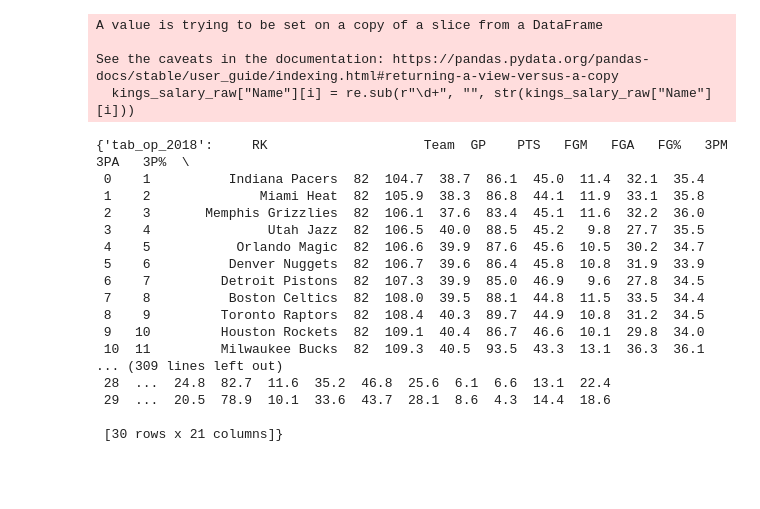
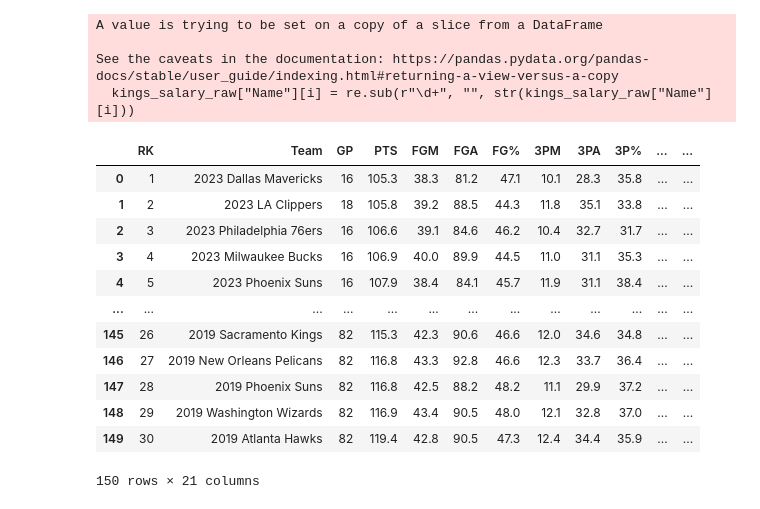
Before and after one commit to mattmori21/Kings-Project, a Jupyter notebook: data.ipynb, the cells around one changed output. Drawn from its saved outputs; the diff is of its cells as text; code cells hidden in the pictures; blank space fills up the shorter version.

```diff
--- a/data.ipynb
+++ b/data.ipynb
@@ -84,48 +57,26 @@ for i in range(2019, 2024):
-# %%
-#create dict for 2018-2023 opponent team stats
-
-
-from time import sleep
-
-
-
-tab = pd.DataFrame()
-#Empty dictionary
-tab_dict_op = {}
-#Fetches data from 2018-2019 to 2022-2023 seasons
-for i in range(2019, 2024):
-    #Changes the url for each season
-    url_loop_op = "https://www.espn.com/nba/stats/team/_/view/opponent/season/"+str(i)+"/seasontype/2"
-    sleep(.02)
-    #Gets dataframe with only team names
-    team_names = pd.read_html(url_loop_op)[0]
-    #Gets dataframe with all corresponding team stats
-    team_stats = pd.read_html(url_loop_op)[1]
-    #Concatenates the two above data frames
-    tab = pd.concat([team_names,team_stats],axis = "columns")
-    #Labels dataframe by year
-    #tab = tab.style.set_caption(str(i-1)+"-"+str(i))
-    name = "tab_op_"+str(i-1)
-    #Adds to dictionary with 'tab_20xx' as key and the corresponding dataframe as the value
-    tab_dict_op[name] = tab
-
-tab_dict_op
-# %% [output]
-{'tab_op_2018':     RK                    Team  GP    PTS   FGM   FGA   FG%   3PM   3PA   3P%  \
- 0    1          Indiana Pacers  82  104.7  38.7  86.1  45.0  11.4  32.1  35.4
- 1    2              Miami Heat  82  105.9  38.3  86.8  44.1  11.9  33.1  35.8
- 2    3       Memphis Grizzlies  82  106.1  37.6  83.4  45.1  11.6  32.2  36.0
- 3    4               Utah Jazz  82  106.5  40.0  88.5  45.2   9.8  27.7  35.5
- 4    5           Orlando Magic  82  106.6  39.9  87.6  45.6  10.5  30.2  34.7
- 5    6          Denver Nuggets  82  106.7  39.6  86.4  45.8  10.8  31.9  33.9
- 6    7         Detroit Pistons  82  107.3  39.9  85.0  46.9   9.6  27.8  34.5
- 7    8          Boston Celtics  82  108.0  39.5  88.1  44.8  11.5  33.5  34.4
- 8    9         Toronto Raptors  82  108.4  40.3  89.7  44.9  10.8  31.2  34.5
- 9   10         Houston Rockets  82  109.1  40.4  86.7  46.6  10.1  29.8  34.0
- 10  11         Milwaukee Bucks  82  109.3  40.5  93.5  43.3  13.1  36.3  36.1
-... (309 lines left out)
- 28  ...  24.8  82.7  11.6  35.2  46.8  25.6  6.1  6.6  13.1  22.4
- 29  ...  20.5  78.9  10.1  33.6  43.7  28.1  8.6  4.3  14.4  18.6
-
- [30 rows x 21 columns]}
+# %%
+nbateamstats = pd.DataFrame()
+for i in range(2023,2018, -1):
+    tempurl = "https://www.espn.com/nba/stats/team/_/view/opponent/season/"+str(i)+"/seasontype/2"
+    team_names = pd.read_html(tempurl)[0]
+    team_stats = pd.read_html(tempurl)[1]
+    team_stats
+    team_concat = pd.concat([team_names,team_stats],axis = "columns")
+    team_concat['Team'] = str(i) + " " + team_concat['Team'].astype(str)
+    nbateamstats = pd.concat([nbateamstats, team_concat], ignore_index = True)
+nbateamstats
+# %% [output]
+|  | RK | Team | GP | PTS | FGM | FGA | FG% | 3PM | 3PA | 3P% | ... | ... |
+| 0 | 1 | 2023 Dallas Mavericks | 16 | 105.3 | 38.3 | 81.2 | 47.1 | 10.1 | 28.3 | 35.8 | ... | ... |
+| 1 | 2 | 2023 LA Clippers | 18 | 105.8 | 39.2 | 88.5 | 44.3 | 11.8 | 35.1 | 33.8 | ... | ... |
+| 2 | 3 | 2023 Philadelphia 76ers | 16 | 106.6 | 39.1 | 84.6 | 46.2 | 10.4 | 32.7 | 31.7 | ... | ... |
+| 3 | 4 | 2023 Milwaukee Bucks | 16 | 106.9 | 40.0 | 89.9 | 44.5 | 11.0 | 31.1 | 35.3 | ... | ... |
+| 4 | 5 | 2023 Phoenix Suns | 16 | 107.9 | 38.4 | 84.1 | 45.7 | 11.9 | 31.1 | 38.4 | ... | ... |
+| ... | ... | ... | ... | ... | ... | ... | ... | ... | ... | ... | ... | ... |
+| 145 | 26 | 2019 Sacramento Kings | 82 | 115.3 | 42.3 | 90.6 | 46.6 | 12.0 | 34.6 | 34.8 | ... | ... |
+| 146 | 27 | 2019 New Orleans Pelicans | 82 | 116.8 | 43.3 | 92.8 | 46.6 | 12.3 | 33.7 | 36.4 | ... | ... |
+| 147 | 28 | 2019 Phoenix Suns | 82 | 116.8 | 42.5 | 88.2 | 48.2 | 11.1 | 29.9 | 37.2 | ... | ... |
+| 148 | 29 | 2019 Washington Wizards | 82 | 116.9 | 43.4 | 90.5 | 48.0 | 12.1 | 32.8 | 37.0 | ... | ... |
+| 149 | 30 | 2019 Atlanta Hawks | 82 | 119.4 | 42.8 | 90.5 | 47.3 | 12.4 | 34.4 | 35.9 | ... | ... |
+150 rows × 21 columns
 # %%
```
Also changed, not shown: parts of 6 cells of this notebook.
